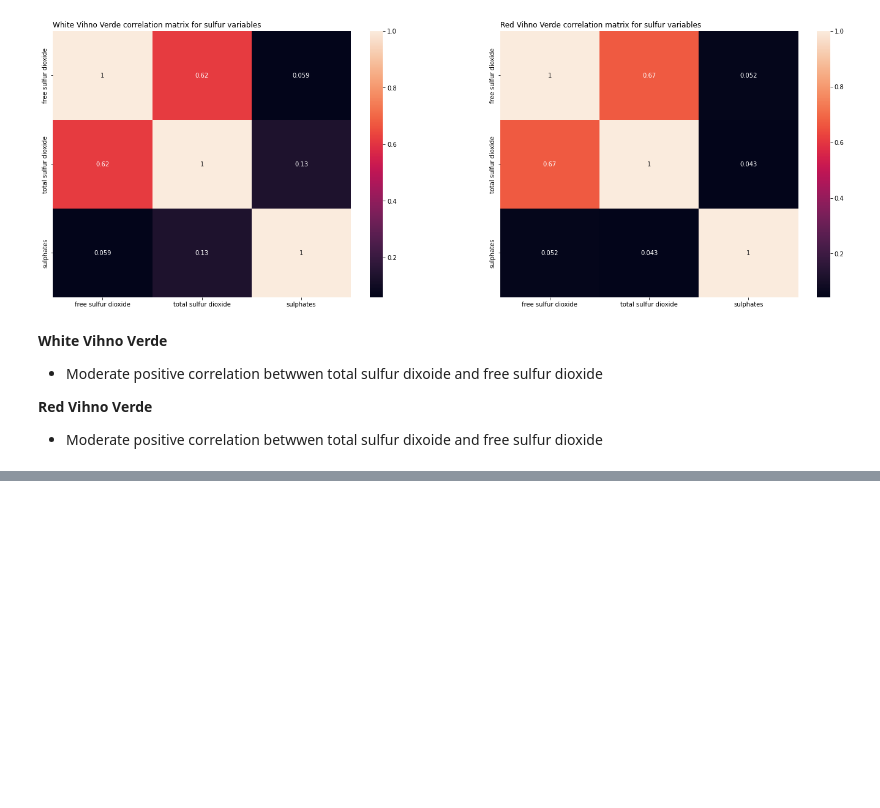
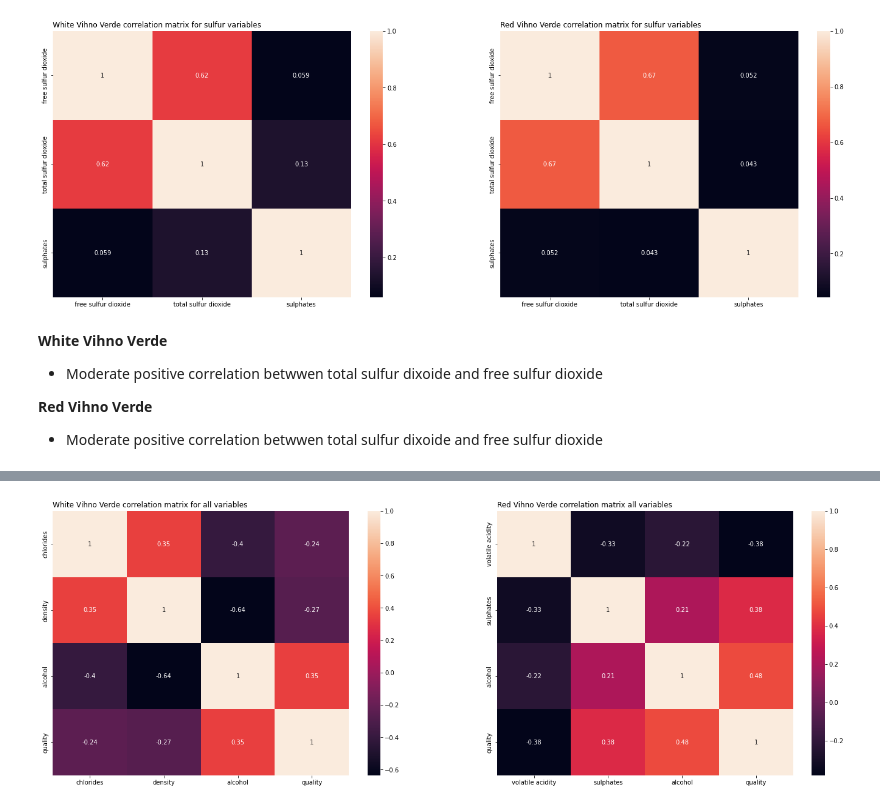
Before and after one commit to c0037654Newcastle/CSC2034-DS-Project, a Jupyter notebook: CSC2034_DS_Project.ipynb, the cells around one changed output, grey strips where cells are left out. Cells and saved outputs as stored; diff of their text form; code cells hidden in the pictures; blank space fills up the shorter version.

```diff
--- a/CSC2034_DS_Project.ipynb
+++ b/CSC2034_DS_Project.ipynb
@@ -456,0 +469,18 @@ plt.show()
+# %%
+fig, (ax1, ax2) = plt.subplots(figsize=(24, 8), ncols=2)
+
+white_df = pd.DataFrame(white_vihno_dataset, columns=['chlorides', 'density', 'alcohol', 'quality'])
+red_df = pd.DataFrame(red_vihno_dataset, columns=['volatile acidity', 'sulphates', 'alcohol', 'quality'])
+
+white_corr_matrix = white_df.corr(method='kendall')
+red_corr_matrix = red_df.corr(method='spearman')
+
+sns.heatmap(white_corr_matrix, annot=True, ax=ax1)
+sns.heatmap(red_corr_matrix, annot=True, ax=ax2)
+
+ax1.set_title("White Vihno Verde correlation matrix for all variables", loc='left')
+ax2.set_title("Red Vihno Verde correlation matrix all variables", loc='left')
+
+plt.show()
+# %% [output]
+[figure, added]
```
Also changed, not shown: parts of 2 cells of this notebook.
